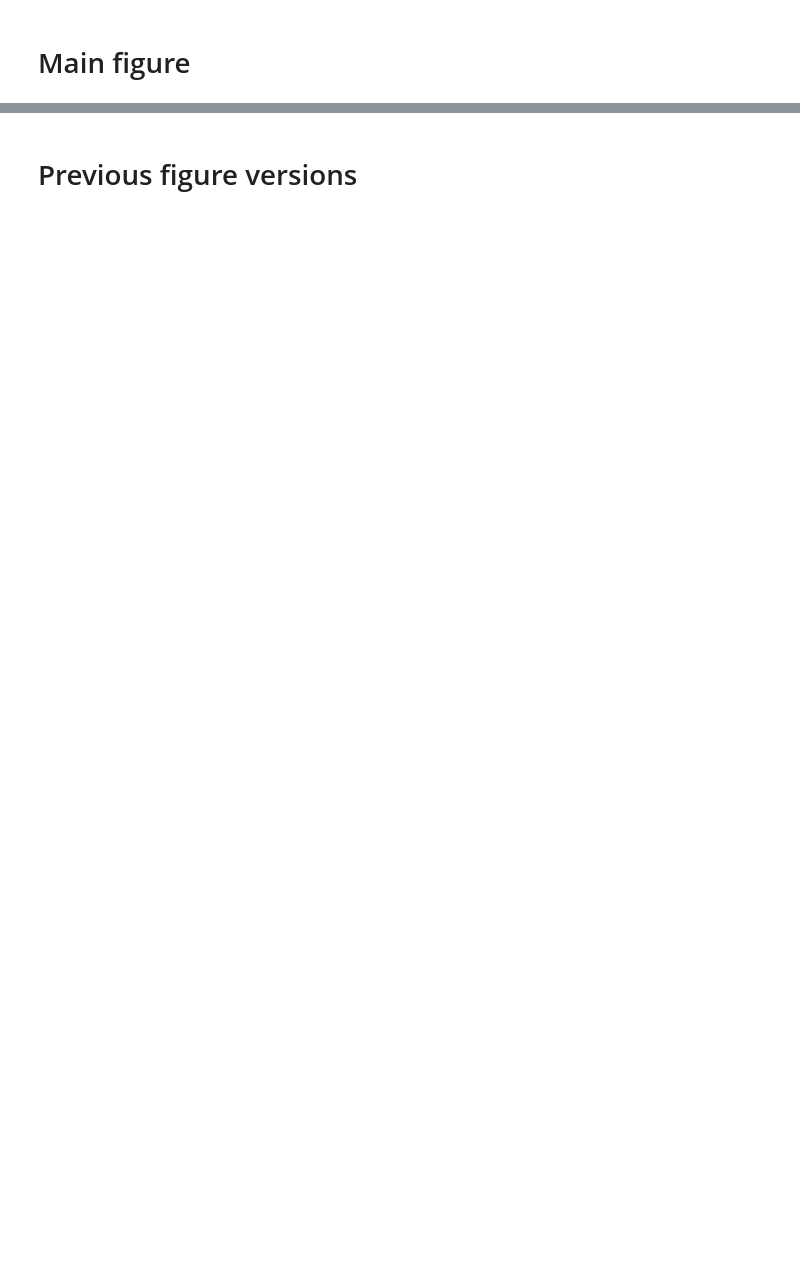
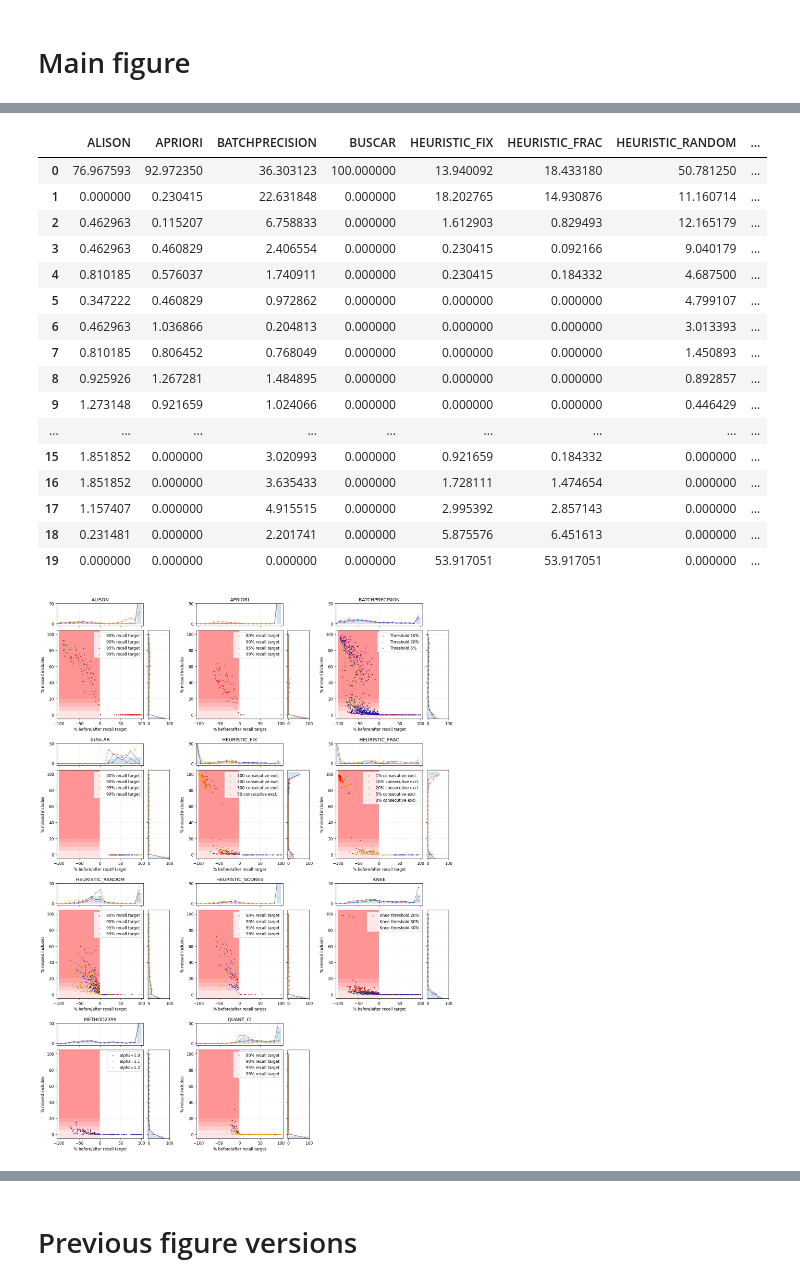
Before and after one commit to destiny-evidence/stopping-methods, a Jupyter notebook: evaluation/ExploreResults.ipynb, the cells around one changed output, grey strips where cells are left out. Cells and saved outputs as stored; diff of their text form; code cells hidden in the pictures; blank space fills up the shorter version.

```diff
--- a/evaluation/ExploreResults.ipynb
+++ b/evaluation/ExploreResults.ipynb
@@ -365,0 +422,8 @@ df_.style.background_gradient(cmap='Blues', axis=0)
+# %%
+fig, _, _, _ = scattered(
+    xval=lambda x: f'tetl_right@recall={x}', xlab='% before/after recall target', xlim=(-105, 105),
+    yval=lambda x: f'missed_%@recall={x}', ylab='% missed includes', ylim=(-5, 105),
+    vred=True, hred=False,
+    fname='../data/plots/scatter2.pdf',
+)
+# %% [output]
@@ -365,0 +481,18 @@ df_.style.background_gradient(cmap='Blues', axis=0)
+|  | ALISON | APRIORI | BATCHPRECISION | BUSCAR | HEURISTIC_FIX | HEURISTIC_FRAC | HEURISTIC_RANDOM | ... |
+| 0 | 76.967593 | 92.972350 | 36.303123 | 100.000000 | 13.940092 | 18.433180 | 50.781250 | ... |
+| 1 | 0.000000 | 0.230415 | 22.631848 | 0.000000 | 18.202765 | 14.930876 | 11.160714 | ... |
+| 2 | 0.462963 | 0.115207 | 6.758833 | 0.000000 | 1.612903 | 0.829493 | 12.165179 | ... |
+| 3 | 0.462963 | 0.460829 | 2.406554 | 0.000000 | 0.230415 | 0.092166 | 9.040179 | ... |
+| 4 | 0.810185 | 0.576037 | 1.740911 | 0.000000 | 0.230415 | 0.184332 | 4.687500 | ... |
+| 5 | 0.347222 | 0.460829 | 0.972862 | 0.000000 | 0.000000 | 0.000000 | 4.799107 | ... |
+| 6 | 0.462963 | 1.036866 | 0.204813 | 0.000000 | 0.000000 | 0.000000 | 3.013393 | ... |
+| 7 | 0.810185 | 0.806452 | 0.768049 | 0.000000 | 0.000000 | 0.000000 | 1.450893 | ... |
+| 8 | 0.925926 | 1.267281 | 1.484895 | 0.000000 | 0.000000 | 0.000000 | 0.892857 | ... |
+| 9 | 1.273148 | 0.921659 | 1.024066 | 0.000000 | 0.000000 | 0.000000 | 0.446429 | ... |
+| ... | ... | ... | ... | ... | ... | ... | ... | ... |
+| 15 | 1.851852 | 0.000000 | 3.020993 | 0.000000 | 0.921659 | 0.184332 | 0.000000 | ... |
+| 16 | 1.851852 | 0.000000 | 3.635433 | 0.000000 | 1.728111 | 1.474654 | 0.000000 | ... |
+| 17 | 1.157407 | 0.000000 | 4.915515 | 0.000000 | 2.995392 | 2.857143 | 0.000000 | ... |
+| 18 | 0.231481 | 0.000000 | 2.201741 | 0.000000 | 5.875576 | 6.451613 | 0.000000 | ... |
+| 19 | 0.000000 | 0.000000 | 0.000000 | 0.000000 | 53.917051 | 53.917051 | 0.000000 | ... |
+[figure, added]
```
Also changed, not shown: parts of 39 cells of this notebook, 2 other files.
